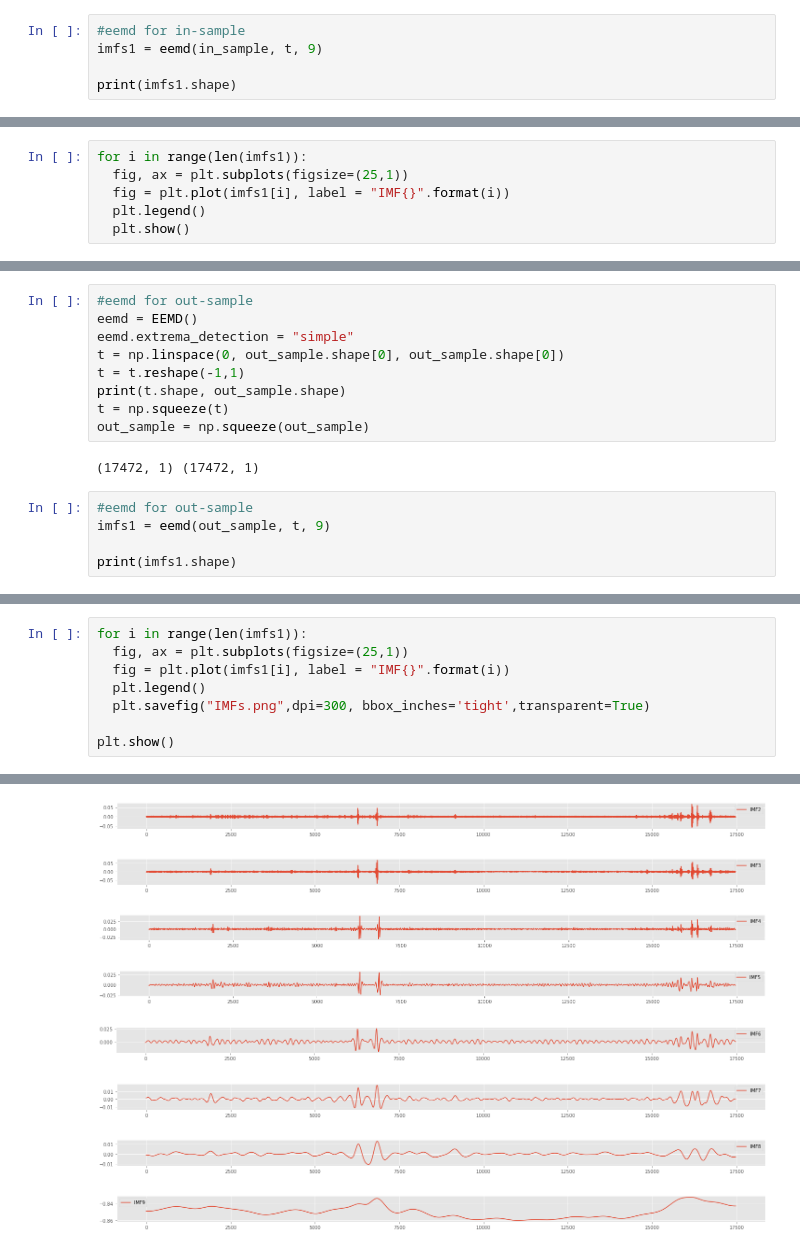
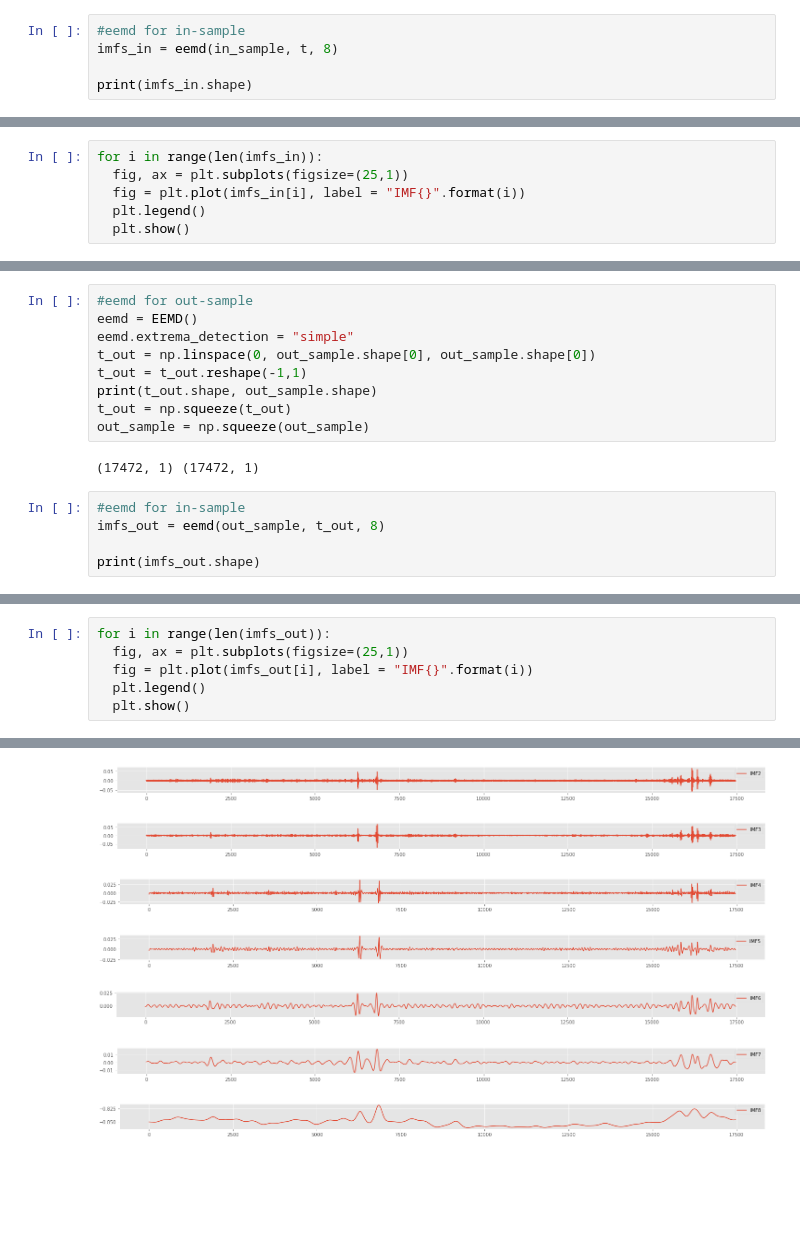
Before and after one commit to souhirbenamor/EPF, a Jupyter notebook: EEMD.ipynb, the cells around one changed output, grey strips where cells are left out. Saved outputs shown, nothing was run; the diff lists cells and outputs as text; blank space fills up the shorter version.

```diff
--- a/EEMD.ipynb
+++ b/EEMD.ipynb
@@ -130,7 +148,7 @@ in_sample = np.squeeze(in_sample)
 (34944, 1) (34944, 1)
 # %%
 #eemd for in-sample
-imfs1 = eemd(in_sample, t, 9)
+imfs_in = eemd(in_sample, t, 8)
 
-print(imfs1.shape)
+print(imfs_in.shape)
 # %% [output]
@@ -138,7 +156,7 @@ print(imfs1.shape)
 # %%
-for i in range(len(imfs1)):
+for i in range(len(imfs_in)):
   fig, ax = plt.subplots(figsize=(25,1))
-  fig = plt.plot(imfs1[i], label = "IMF{}".format(i))
+  fig = plt.plot(imfs_in[i], label = "IMF{}".format(i))
   plt.legend()
   plt.show()
 # %% [output]
@@ -156,16 +173,16 @@ for i in range(len(imfs1)):
 #eemd for out-sample
 eemd = EEMD()
 eemd.extrema_detection = "simple"
-t = np.linspace(0, out_sample.shape[0], out_sample.shape[0])
-t = t.reshape(-1,1)
-print(t.shape, out_sample.shape)
-t = np.squeeze(t)
+t_out = np.linspace(0, out_sample.shape[0], out_sample.shape[0])
+t_out = t_out.reshape(-1,1)
+print(t_out.shape, out_sample.shape)
+t_out = np.squeeze(t_out)
 out_sample = np.squeeze(out_sample)
 # %% [output]
 (17472, 1) (17472, 1)
 # %%
-#eemd for out-sample
-imfs1 = eemd(out_sample, t, 9)
+#eemd for in-sample
+imfs_out = eemd(out_sample, t_out, 8)
 
-print(imfs1.shape)
+print(imfs_out.shape)
 # %% [output]
@@ -242,19 +190,16 @@ decomp_t.to_excel("decomp_t.xlsx")
 # %%
-for i in range(len(imfs1)):
+for i in range(len(imfs_out)):
   fig, ax = plt.subplots(figsize=(25,1))
-  fig = plt.plot(imfs1[i], label = "IMF{}".format(i))
+  fig = plt.plot(imfs_out[i], label = "IMF{}".format(i))
   plt.legend()
-  plt.savefig("IMFs.png",dpi=300, bbox_inches='tight',transparent=True)
-
-plt.show()
+  plt.show()
 # %% [output]
 [figure]
 [figure]
 [figure]
 [figure]
 [figure]
 [figure]
 [figure]
 [figure]
-[figure, old version]
+[figure, new version]
-[figure, removed]
```
Also changed, not shown: parts of 12 cells of this notebook.
